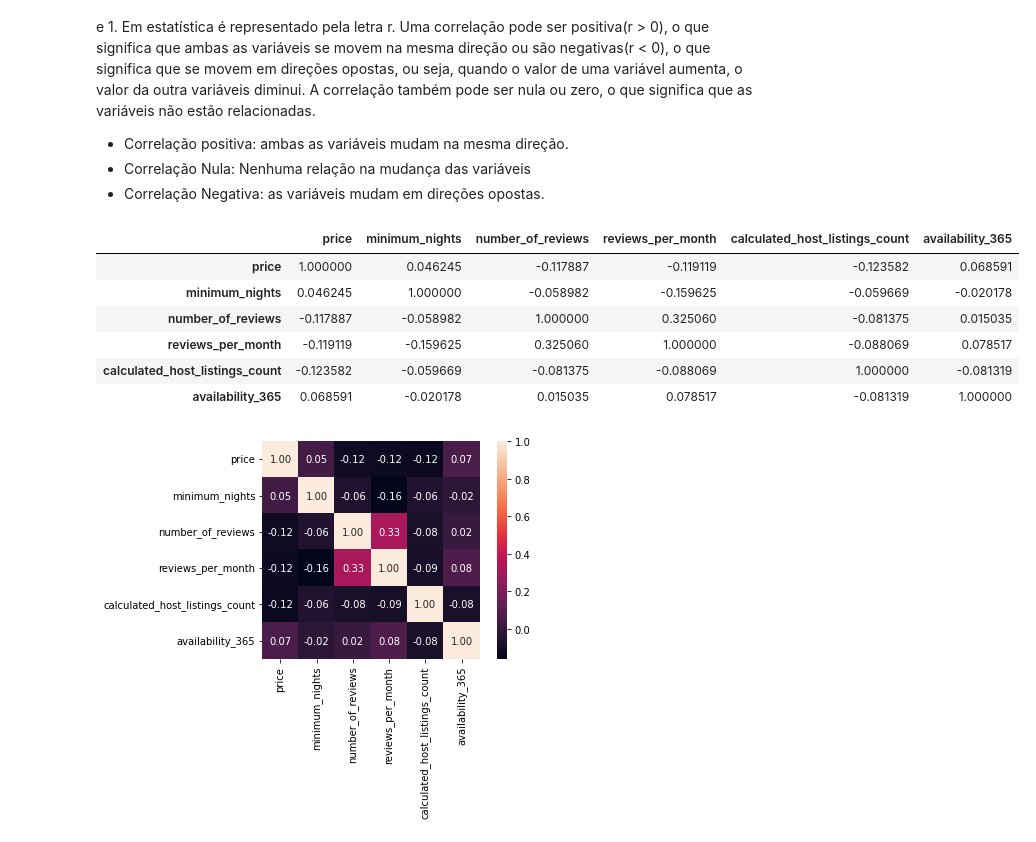
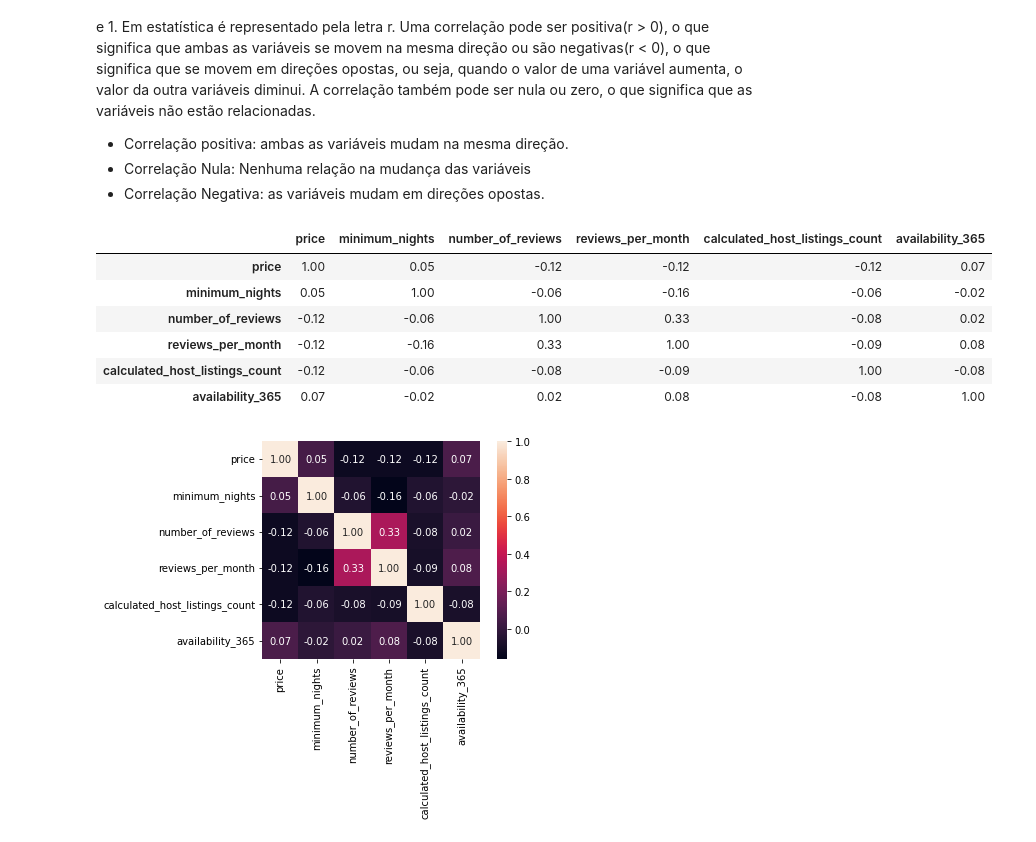
Before and after one commit to IsWallison/Project_airbnb, a Jupyter notebook: Copy_of_[Template]_Analisando_os_Dados_do_Airbnb.ipynb, the cells around one changed output. Drawn from its saved outputs; the diff is of its cells as text; code cells hidden in the pictures.

```diff
--- a/Copy_of_[Template]_Analisando_os_Dados_do_Airbnb.ipynb
+++ b/Copy_of_[Template]_Analisando_os_Dados_do_Airbnb.ipynb
@@ -267,18 +282,18 @@ Uma matriz de correlação é uma tabela que indica os coeficientes de conexão
 * Correlação Negativa: as variáveis mudam em direções opostas.
 # %%
 # criar uma matriz de correlação
-corr=df_padrao[['price','minimum_nights','number_of_reviews','reviews_per_month','calculated_host_listings_count','availability_365']].corr()
+corr=df_padrao[['price','minimum_nights','number_of_reviews','reviews_per_month','calculated_host_listings_count','availability_365']].corr().round(2)
 
 # mostrar a matriz de correlação
 corr
 # %% [output]
 |  | price | minimum_nights | number_of_reviews | reviews_per_month | calculated_host_listings_count | availability_365 |
-| price | 1.000000 | 0.046245 | -0.117887 | -0.119119 | -0.123582 | 0.068591 |
-| minimum_nights | 0.046245 | 1.000000 | -0.058982 | -0.159625 | -0.059669 | -0.020178 |
-| number_of_reviews | -0.117887 | -0.058982 | 1.000000 | 0.325060 | -0.081375 | 0.015035 |
-| reviews_per_month | -0.119119 | -0.159625 | 0.325060 | 1.000000 | -0.088069 | 0.078517 |
-| calculated_host_listings_count | -0.123582 | -0.059669 | -0.081375 | -0.088069 | 1.000000 | -0.081319 |
-| availability_365 | 0.068591 | -0.020178 | 0.015035 | 0.078517 | -0.081319 | 1.000000 |
+| price | 1.00 | 0.05 | -0.12 | -0.12 | -0.12 | 0.07 |
+| minimum_nights | 0.05 | 1.00 | -0.06 | -0.16 | -0.06 | -0.02 |
+| number_of_reviews | -0.12 | -0.06 | 1.00 | 0.33 | -0.08 | 0.02 |
+| reviews_per_month | -0.12 | -0.16 | 0.33 | 1.00 | -0.09 | 0.08 |
+| calculated_host_listings_count | -0.12 | -0.06 | -0.08 | -0.09 | 1.00 | -0.08 |
+| availability_365 | 0.07 | -0.02 | 0.02 | 0.08 | -0.08 | 1.00 |
 # %%
 # plotar um heatmap a partir das correlações
 sns.heatmap(corr,fmt='.2f', square=True,linecolor='white', annot=True);
```
Also changed, not shown: parts of 9 cells of this notebook.
